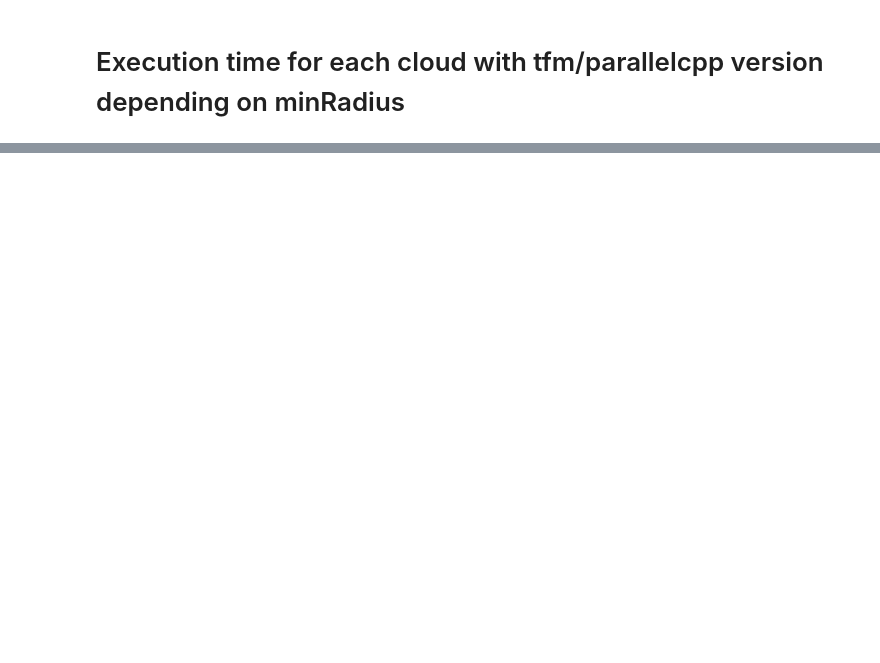
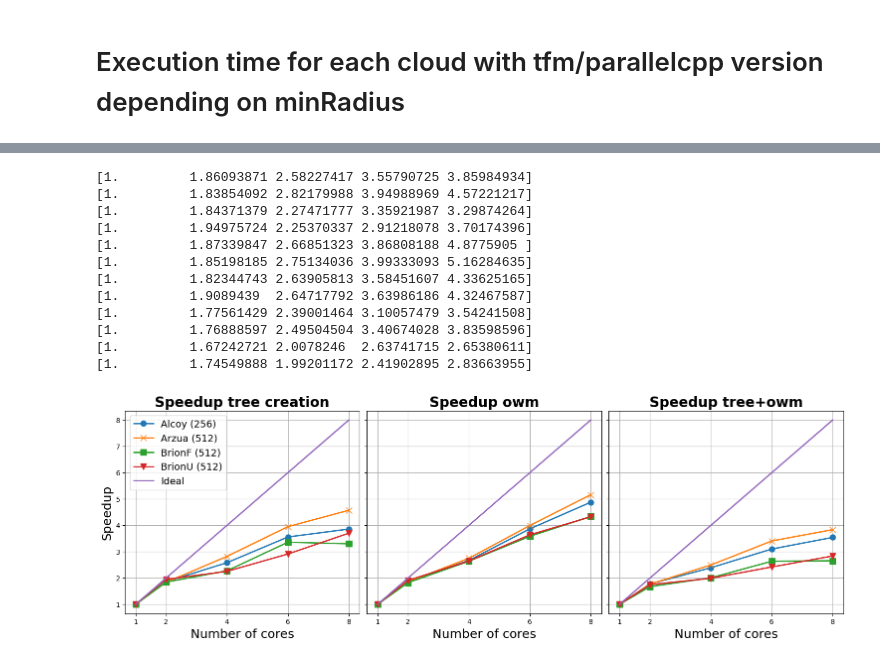
Before and after one commit to PPMC-DAC/FastOWM, a Jupyter notebook: Results/sycl_minradius.ipynb, the cells around one changed output, grey strips where cells are left out. Saved outputs shown, nothing was run; the diff lists cells and outputs as text; code cells hidden in the pictures; blank space fills up the shorter version.

```diff
--- a/Results/sycl_minradius.ipynb
+++ b/Results/sycl_minradius.ipynb
@@ -379,0 +435,59 @@ plot_alltimes(8,res2)
+# %%
+# Speed up (using total time) for the best minRadius (for total time, that are [1.8, 1.1, 1.2, 1.0 ])
+#Configuration variables
+titlefs = 20
+ylabelfs = 18
+xlabelfs = 18
+xticksfs = 16
+yticksfs = 16
+legendfs = 14
+linew = 2
+markers = 8
+
+marks=['o-','x-','s-','v-','+-']
+
+fig, axs = plt.subplots(nrows=1, ncols=3,figsize=(15, 5), constrained_layout=True, sharey=True)
+
+for (i,z,k) in zip(res2,marks,[256,512,512,512]):
+    print(np.array([res2[i][k][1][0]/res2[i][k][j][0] for j in [1,2,4,6,8]]))
+    axs[0].plot(np.array([1,2,4,6,8]), np.array([res2[i][k][1][0]/res2[i][k][j][0] for j in [1,2,4,6,8]]), z, linewidth=linew, markersize=markers)
+axs[0].plot(np.array([1,2,4,6,8]), np.array([1,2,4,6,8]), '-', linewidth=linew, markersize=markers)
+for (i,z,k) in zip(res2,marks,[256,512,512,512]):
+    print(np.array([res2[i][k][1][2]/res2[i][k][j][2] for j in [1,2,4,6,8]]))
+    axs[1].plot(np.array([1,2,4,6,8]), np.array([res2[i][k][1][2]/res2[i][k][j][2] for j in [1,2,4,6,8]]), z, linewidth=linew, markersize=markers)
+axs[1].plot(np.array([1,2,4,6,8]), np.array([1,2,4,6,8]), '-', linewidth=linew, markersize=markers)
+for (i,z,k) in zip(res2,marks,[256,512,512,512]):
+    print(np.array([sum(res2[i][k][1])/sum(res2[i][k][j]) for j in [1,2,4,6,8]]))
+    axs[2].plot(np.array([1,2,4,6,8]), np.array([sum(res2[i][k][1])/sum(res2[i][k][j]) for j in [1,2,4,6,8]]), z, linewidth=linew, markersize=markers)
+axs[2].plot(np.array([1,2,4,6,8]), np.array([1,2,4,6,8]), '-', linewidth=linew, markersize=markers)
+
+sizes=['Alcoy (256)', 'Arzua (512)', 'BrionF (512)', 'BrionU (512)']
+sizes.append('Ideal')
+axs[0].legend(sizes,loc='best', fontsize= legendfs)
+axs[0].set_ylabel('Speedup', fontsize=ylabelfs)
+axs[0].set_title('Speedup tree creation',  fontweight='bold', fontsize=titlefs)
+axs[0].set_xlabel('Number of cores', fontsize=xlabelfs)
+axs[0].set_xticks([1,2,4,6,8],fontsize=xticksfs)
+axs[0].grid()
+axs[1].set_title('Speedup owm',  fontweight='bold', fontsize=titlefs)
+axs[1].set_xlabel('Number of cores', fontsize=xlabelfs)
+axs[1].set_xticks([1,2,4,6,8],fontsize=xticksfs)
+axs[1].grid()
+axs[2].set_title('Speedup tree+owm',  fontweight='bold', fontsize=titlefs)
+axs[2].set_xlabel('Number of cores', fontsize=xlabelfs)
+axs[2].set_xticks([1,2,4,6,8],fontsize=xticksfs)
+axs[2].grid()
+# %% [output]
+[1.         1.86093871 2.58227417 3.55790725 3.85984934]
+[1.         1.83854092 2.82179988 3.94988969 4.57221217]
+[1.         1.84371379 2.27471777 3.35921987 3.29874264]
+[1.         1.94975724 2.25370337 2.91218078 3.70174396]
+[1.         1.87339847 2.66851323 3.86808188 4.8775905 ]
+[1.         1.85198185 2.75134036 3.99333093 5.16284635]
+[1.         1.82344743 2.63905813 3.58451607 4.33625165]
+[1.         1.9089439  2.64717792 3.63986186 4.32467587]
+[1.         1.77561429 2.39001464 3.10057479 3.54241508]
+[1.         1.76888597 2.49504504 3.40674028 3.83598596]
+[1.         1.67242721 2.0078246  2.63741715 2.65380611]
+[1.         1.74549888 1.99201172 2.41902895 2.83663955]
+[figure, added]
```
Also changed, not shown: parts of 16 cells of this notebook.
